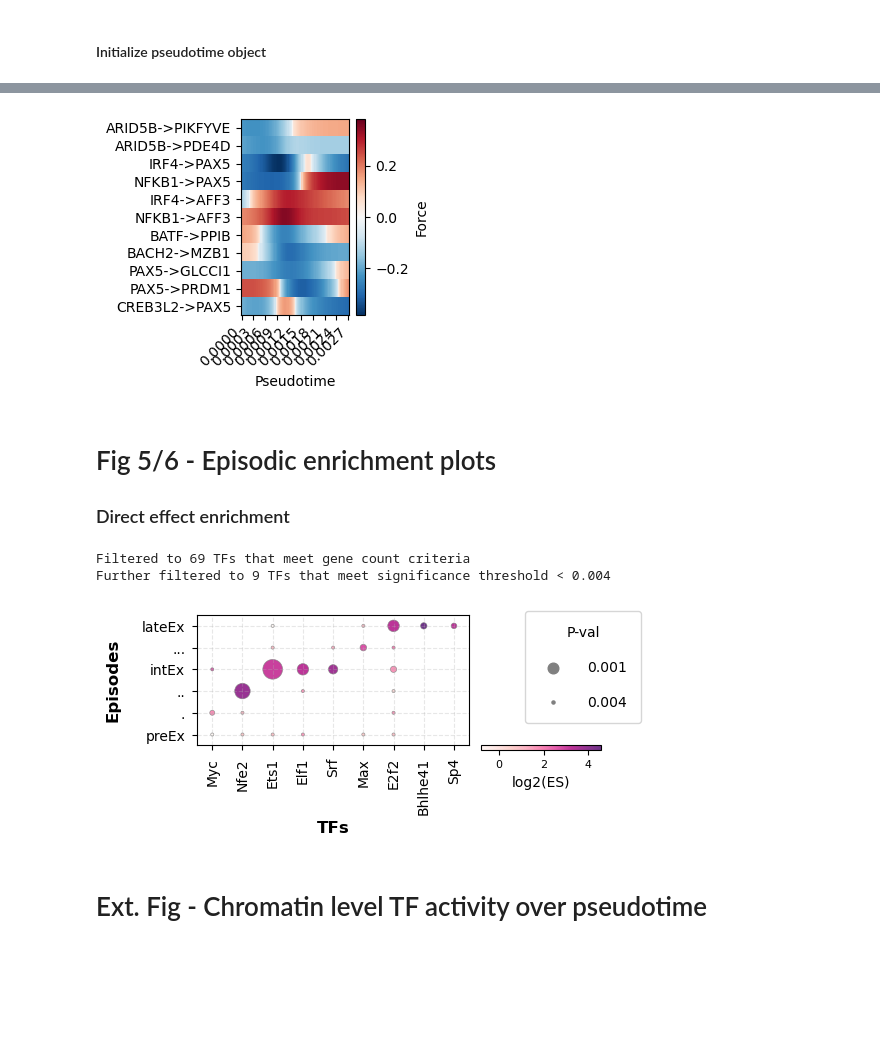
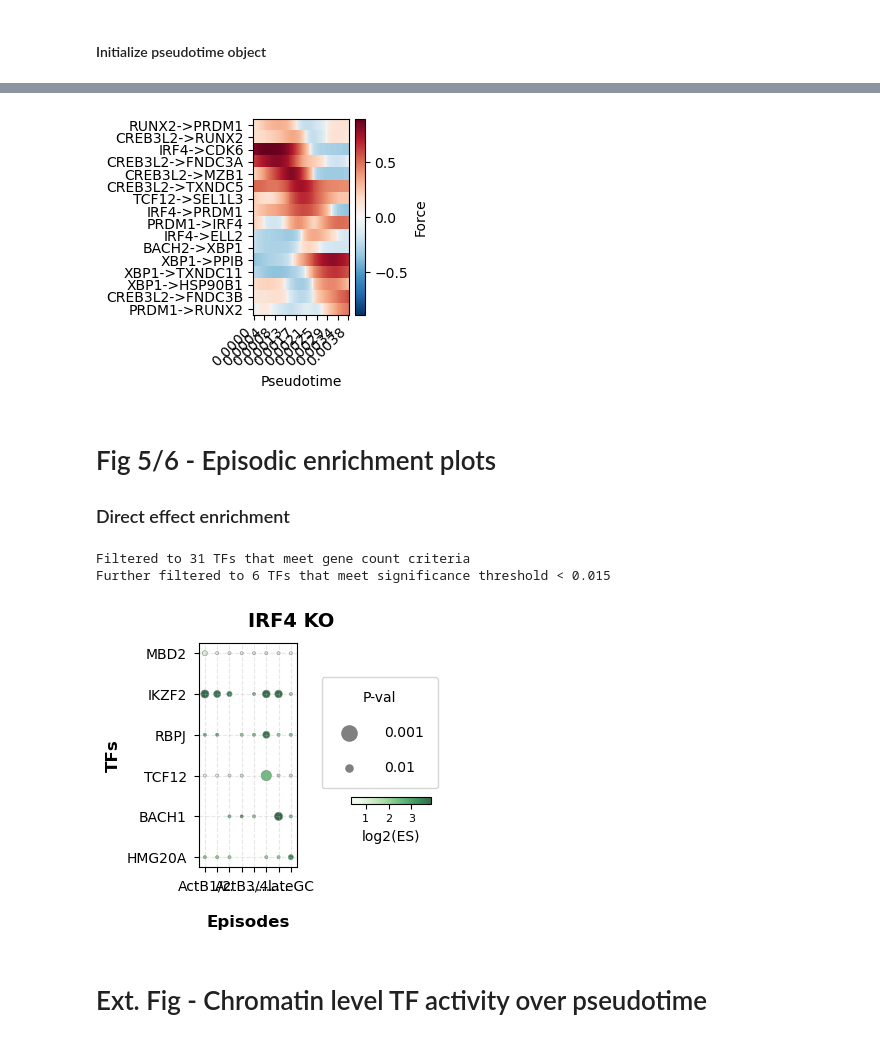
Before and after one commit to sachha-naksha/B_Cell_States, a Jupyter notebook: multiome_dynamic_regulation/py_scripts/analysis/plotting_code.ipynb, the cells around one changed output, grey strips where cells are left out. Cells and saved outputs as stored; diff of their text form; code cells hidden in the pictures; blank space fills up the shorter version.

```diff
--- a/multiome_dynamic_regulation/py_scripts/analysis/plotting_code.ipynb
+++ b/multiome_dynamic_regulation/py_scripts/analysis/plotting_code.ipynb
@@ -260,72 +294,78 @@ force_curves = pseudotime_object.calculate_force_curves(beta_curves, regulon_tf_
 # %%
 row_scaling = {
-    ('NFKB1', 'AFF3'): 0.4  # Scale this link to x% of its original values
+    ('NFKB1', 'AFF3'): 0.4  # Scale this GC link to x% of its original values
 }
 
-df_plot = force_curves.loc[GC_links_plotting]
+df_plot = force_curves.loc[PB_links_plotting]
 
 force_df_for_cluster, reg_labels, dtime, fig = plot_force_heatmap_with_clustering(
     force_df=df_plot,
     dtime=dtime,
-    regulations=GC_links_plotting,
+    regulations=PB_links_plotting,
     cmap='RdBu_r',
     vmax=None,
     figsize= (3.5, 3),
     plot_figure=True,
     perform_clustering=False,
-    row_scaling=row_scaling
+    row_scaling=None
 )
 plt.yticks(fontsize=10)
 plt.tight_layout()
-plt.savefig(os.path.join(config.OUTPUT_FOLDER, 'enriched_links_GC.pdf'),
-            bbox_inches='tight',
-            dpi=300,
-            format='pdf')
+# plt.savefig(os.path.join(config.OUTPUT_FOLDER, 'enriched_links_GC.pdf'),
+#             bbox_inches='tight',
+#             dpi=300,
+#             format='pdf')
 plt.show()
 # %% [output]
-[figure, old version]
+[figure, new version]
 # %% [markdown]
 # Fig 5/6 - Episodic enrichment plots
 ### Direct effect enrichment
 # %%
-df_ep1 = pd.read_csv(config.ETS1_ALL['ep1'])
-df_ep2 = pd.read_csv(config.ETS1_ALL['ep2'])
-df_ep3 = pd.read_csv(config.ETS1_ALL['ep3'])
-df_ep4 = pd.read_csv(config.ETS1_ALL['ep4'])
-df_ep5 = pd.read_csv(config.ETS1_ALL['ep5'])
-df_ep6 = pd.read_csv(config.ETS1_ALL['ep6'])
+df_ep1 = pd.read_csv(config.IRF4['ep1'])
+df_ep2 = pd.read_csv(config.IRF4['ep2'])
+df_ep3 = pd.read_csv(config.IRF4['ep3'])
+df_ep4 = pd.read_csv(config.IRF4['ep4'])
+df_ep5 = pd.read_csv(config.IRF4['ep5'])
+df_ep6 = pd.read_csv(config.IRF4['ep6'])
+df_ep7 = pd.read_csv(config.IRF4['ep7'])
+df_ep8 = pd.read_csv(config.IRF4['ep8'])
 # %%
-# Define your desired TF order
+# TF order
 
-# custom_tf_order_prdm1 = ['BPTF', 'SP1', 'BATF3', 'RBPJ', 'IKZF2']
-# custom_tf_order_irf4 = ['MBD2', 'IKZF2', 'RBPJ', 'TCF12', 'BACH1', 'HMG20A']
+#custom_tf_order_prdm1 = ['BPTF', 'SP1', 'BATF3', 'RBPJ', 'IKZF2']
+custom_tf_order_irf4 = ['MBD2', 'IKZF2', 'RBPJ', 'TCF12', 'BACH1', 'HMG20A']
+episode_labels=['ActB1/2', '.', '..', 'ActB3/4', '...', '....', '.....', 'lateGC']
+
 # custom_tf_order_ets1_sig = ['Hdac2', 'Nfkb1', 'Ets1', 'Sin3a', 'Max']
-# custom_tf_order_ikzf1_all = ['Ep300', 'E2f2', 'Klf6', 'Nfe2', 'Taf1', 'Nr4a2', 'Bhlhe40', 'Rad21', 'Klf2', 'Ctcf']
-custom_tf_order_ets1_all = ['Myc', 'Nfe2', 'Ets1', 'Elf1', 'Srf', 'Max', 'E2f2', 'Bhlhe41', 'Sp4']
+#custom_tf_order_ikzf1_all = ['Ep300', 'E2f2', 'Klf6', 'Nfe2', 'Taf1', 'Nr4a2', 'Bhlhe40', 'Rad21', 'Klf2', 'Ctcf']
+# custom_tf_order_ets1_all = ['Myc', 'Nfe2', 'Ets1', 'Elf1', 'Srf', 'Max', 'E2f2', 'Bhlhe41', 'Sp4']
+#episode_labels=['preEx', '.', '..', 'intEx', '...', 'lateEx']
+
 # custom_tf_order_z11_pb = ['CREB3L2', 'MEF2C', 'TFEC', 'TEAD2', 'IRF8', 'IRF9']
 # custom_tf_order_z11_gc = ['IKZF3', 'USF2', 'IRF7', 'MEF2C', 'CDC5L', 'POU2F1']
 
 # Use it in the plot
 fig, plot_data, plotted_tfs = plot_tf_episodic_enrichment_dotplot(
-    dfs=[df_ep1, df_ep2, df_ep3, df_ep4, df_ep5, df_ep6],
-    episode_labels=['preEx', '.', '..', 'intEx', '...', 'lateEx'],
-    figsize=(6, 2.5), #breadth by length
-    p_value_threshold=0.004,
-    min_significance_threshold=0.004,
-    min_targets_in_lf=2,
-    min_targets_dwnstrm=2,
-    cmap_name="RdPu",
-    tf_order=custom_tf_order_ets1_all,
-    figure_title=None,
+    dfs=[df_ep1, df_ep2, df_ep3, df_ep4, df_ep5, df_ep6, df_ep7, df_ep8],
+    episode_labels=episode_labels,
+    figsize=(4, 3.5), #breadth by length
+    p_value_threshold=0.015,
+    min_significance_threshold=0.015,
+    min_dot_size=10,
+    max_dot_size=400,
+    cmap_name="Greens",
+    tf_order=custom_tf_order_irf4,
+    figure_title='IRF4 KO',
     log_scale=True,
-    horizontal_layout=True
+    horizontal_layout=False
 )
 # save the plot
-#fig.savefig(os.path.join(config.OUTPUT_FOLDER, "ets1_all_horizontal.pdf"), dpi=300)
+fig.savefig(os.path.join(config.OUTPUT_FOLDER, "irf4_ee.pdf"), dpi=300)
 # %% [output]
-Filtered to 69 TFs that meet gene count criteria
-Further filtered to 9 TFs that meet significance threshold < 0.004
+Filtered to 31 TFs that meet gene count criteria
+Further filtered to 6 TFs that meet significance threshold < 0.015
-[figure, old version]
+[figure, new version]
 # %% [markdown]
 # Ext. Fig - Chromatin level TF activity over pseudotime
 # %%
```
Also changed, not shown: parts of 7 cells of this notebook, 4 other files.
